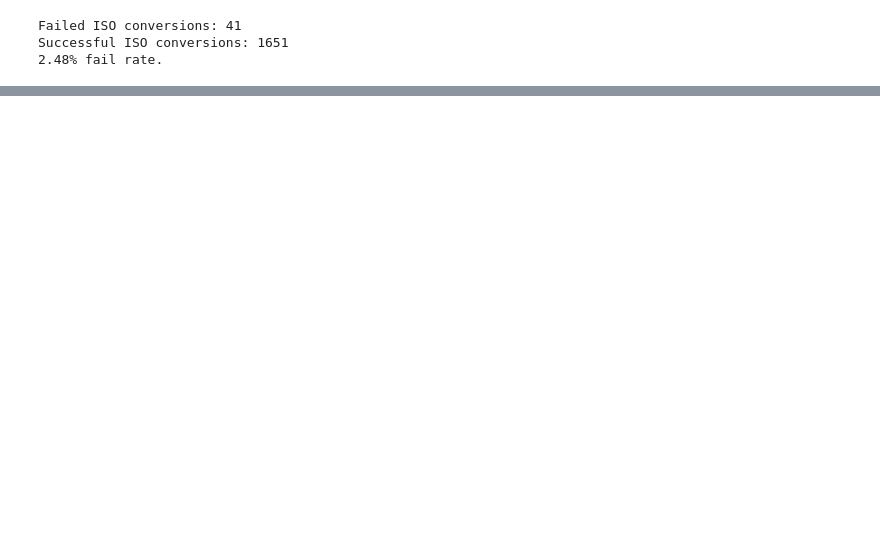
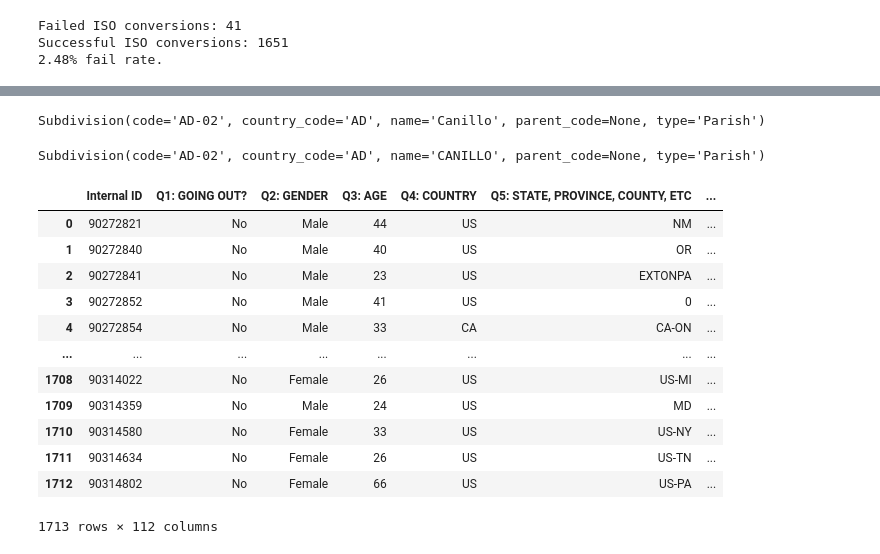
Before and after one commit to Joms94/Wrangling-Survey-Data, a Jupyter notebook: script_candyhierarchy2017.ipynb, the cells around one changed output, grey strips where cells are left out. Saved outputs shown, nothing was run; the diff lists cells and outputs as text; code cells hidden in the pictures; blank space fills up the shorter version.

Commit message:
Cleanup + progress on states

```diff
--- a/script_candyhierarchy2017.ipynb
+++ b/script_candyhierarchy2017.ipynb
@@ -538,0 +546,5 @@ Name: Q4: COUNTRY, dtype: int64
+# %%
+survey_df_statefix['Q5: STATE, PROVINCE, COUNTY, ETC'] = [str(country).upper() for country in survey_df_statefix['Q5: STATE, PROVINCE, COUNTY, ETC']]
+
+for ind, country in enumerate(survey_df_statefix['Q5: STATE, PROVINCE, COUNTY, ETC']):
+    survey_df_statefix.loc[ind, 'Q5: STATE, PROVINCE, COUNTY, ETC'] = ''.join([char.replace(' ', '') for char in survey_df_statefix.loc[ind, 'Q5: STATE, PROVINCE, COUNTY, ETC'] if char not in string.punctuation])
@@ -538,0 +577,42 @@ Name: Q4: COUNTRY, dtype: int64
+# %%
+import pycountry as pc
+
+subdivs = list(pc.subdivisions)
+subdivs[0] # What a subdivision looks like. Various methods access each component.
+# %% [output]
+Subdivision(code='AD-02', country_code='AD', name='Canillo', parent_code=None, type='Parish')
+# %%
+sanitised_subdivs = subdivs.copy()
+state_list = [state.name.upper().replace(' ', '') for state in subdivs]
+
+for ind, state in enumerate(state_list):
+    state_list[ind] = ''.join([char for char in state_list[ind] if char not in string.punctuation])
+    sanitised_subdivs[ind].name = state_list[ind]
+# %%
+sanitised_subdivs[0]
+# %% [output]
+Subdivision(code='AD-02', country_code='AD', name='CANILLO', parent_code=None, type='Parish')
+# %%
+# This takes 1 - 2 minutes to run.
+for ind ,state in enumerate(survey_df_statefix['Q5: STATE, PROVINCE, COUNTY, ETC']):
+    for subdiv in sanitised_subdivs:
+        if subdiv.country.alpha_2 in survey_df_statefix['Q4: COUNTRY'][ind]:
+            if subdiv.name in survey_df_statefix['Q5: STATE, PROVINCE, COUNTY, ETC'][ind]:
+                survey_df_statefix.loc[ind, 'Q5: STATE, PROVINCE, COUNTY, ETC'] = subdiv.code
+# %%
+pd.options.display.max_rows = 40
+survey_df_statefix
+# %% [output]
+|  | Internal ID | Q1: GOING OUT? | Q2: GENDER | Q3: AGE | Q4: COUNTRY | Q5: STATE, PROVINCE, COUNTY, ETC | ... |
+| 0 | 90272821 | No | Male | 44 | US | NM | ... |
+| 1 | 90272840 | No | Male | 40 | US | OR | ... |
+| 2 | 90272841 | No | Male | 23 | US | EXTONPA | ... |
+| 3 | 90272852 | No | Male | 41 | US | 0 | ... |
+| 4 | 90272854 | No | Male | 33 | CA | CA-ON | ... |
+| ... | ... | ... | ... | ... | ... | ... | ... |
+| 1708 | 90314022 | No | Female | 26 | US | US-MI | ... |
+| 1709 | 90314359 | No | Male | 24 | US | MD | ... |
+| 1710 | 90314580 | No | Female | 33 | US | US-NY | ... |
+| 1711 | 90314634 | No | Female | 26 | US | US-TN | ... |
+| 1712 | 90314802 | No | Female | 66 | US | US-PA | ... |
+1713 rows × 112 columns
```
Also changed, not shown: parts of 21 cells of this notebook.
